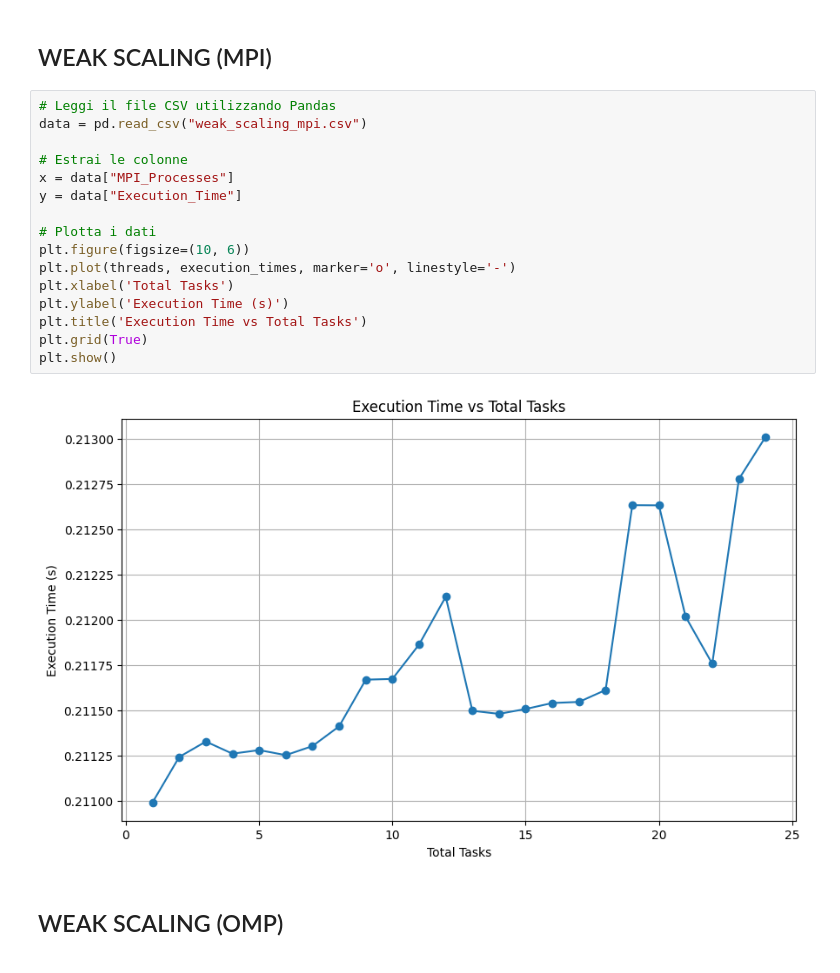
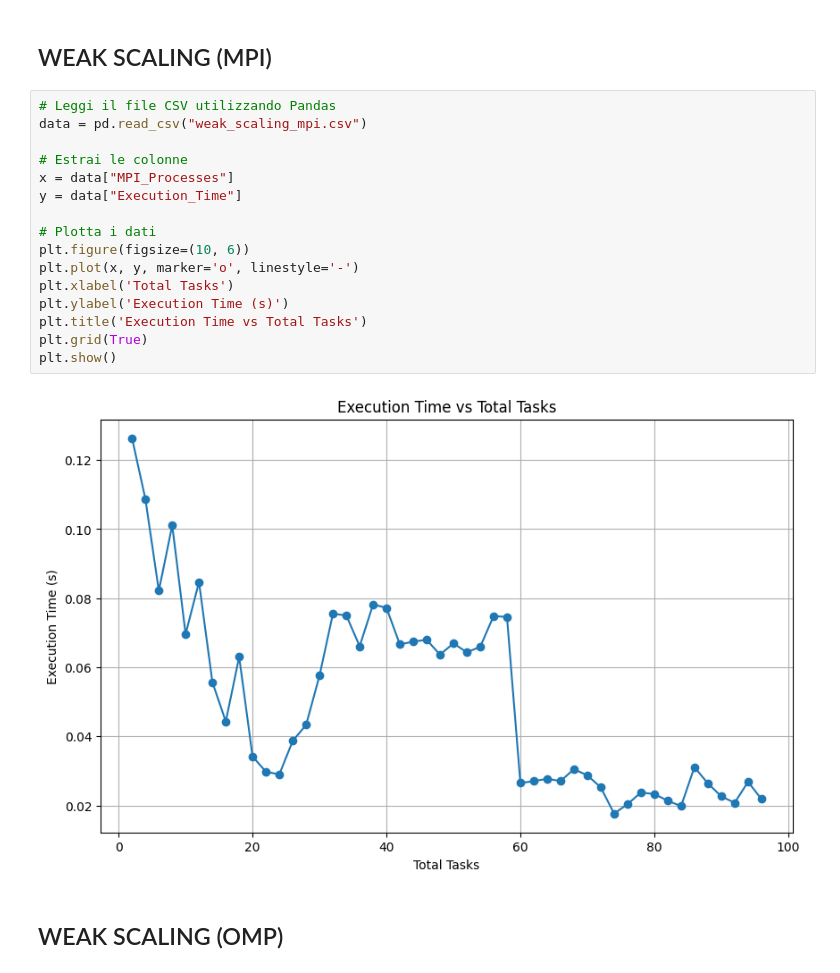
Before and after one commit to aleminutolo/HPC_Ex, a Jupyter notebook: HPC_ex2/analisys.ipynb, the cells around one changed output. Saved outputs shown, nothing was run; the diff lists cells and outputs as text.

```diff
--- a/HPC_ex2/analisys.ipynb
+++ b/HPC_ex2/analisys.ipynb
@@ -63,21 +63,21 @@ plt.show()
 # %%
 # Leggi il file CSV utilizzando Pandas
 data = pd.read_csv("weak_scaling_mpi.csv")
 
 # Estrai le colonne
 x = data["MPI_Processes"]
 y = data["Execution_Time"]
 
 # Plotta i dati
 plt.figure(figsize=(10, 6))
-plt.plot(threads, execution_times, marker='o', linestyle='-')
+plt.plot(x, y, marker='o', linestyle='-')
 plt.xlabel('Total Tasks')
 plt.ylabel('Execution Time (s)')
 plt.title('Execution Time vs Total Tasks')
 plt.grid(True)
 plt.show()
 # %% [output]
-[figure, old version]
+[figure, new version]
 # %% [markdown]
 ## WEAK SCALING (OMP)
 # %%
```
Also changed, not shown: parts of 3 cells of this notebook, 8 other files.
